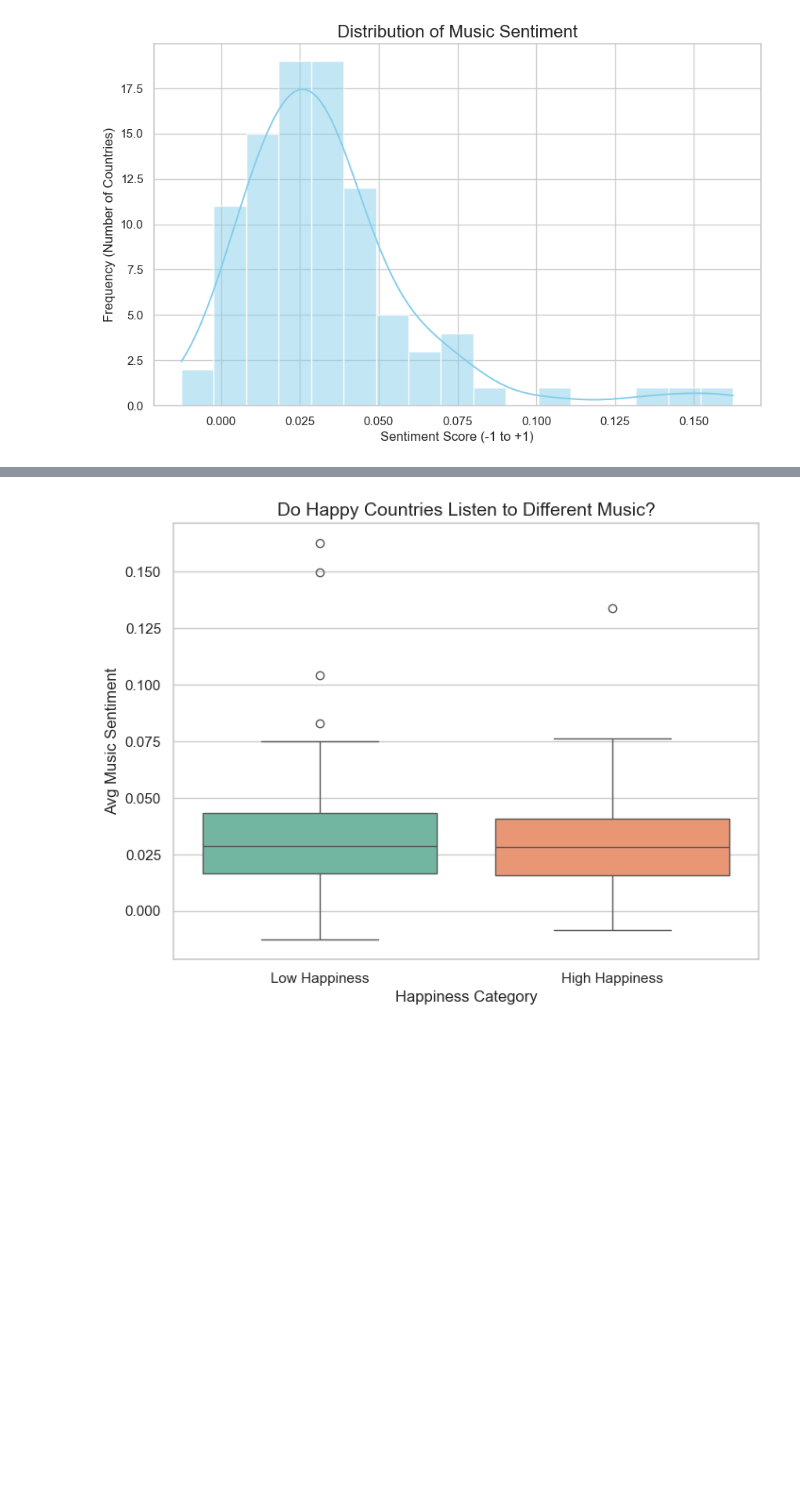
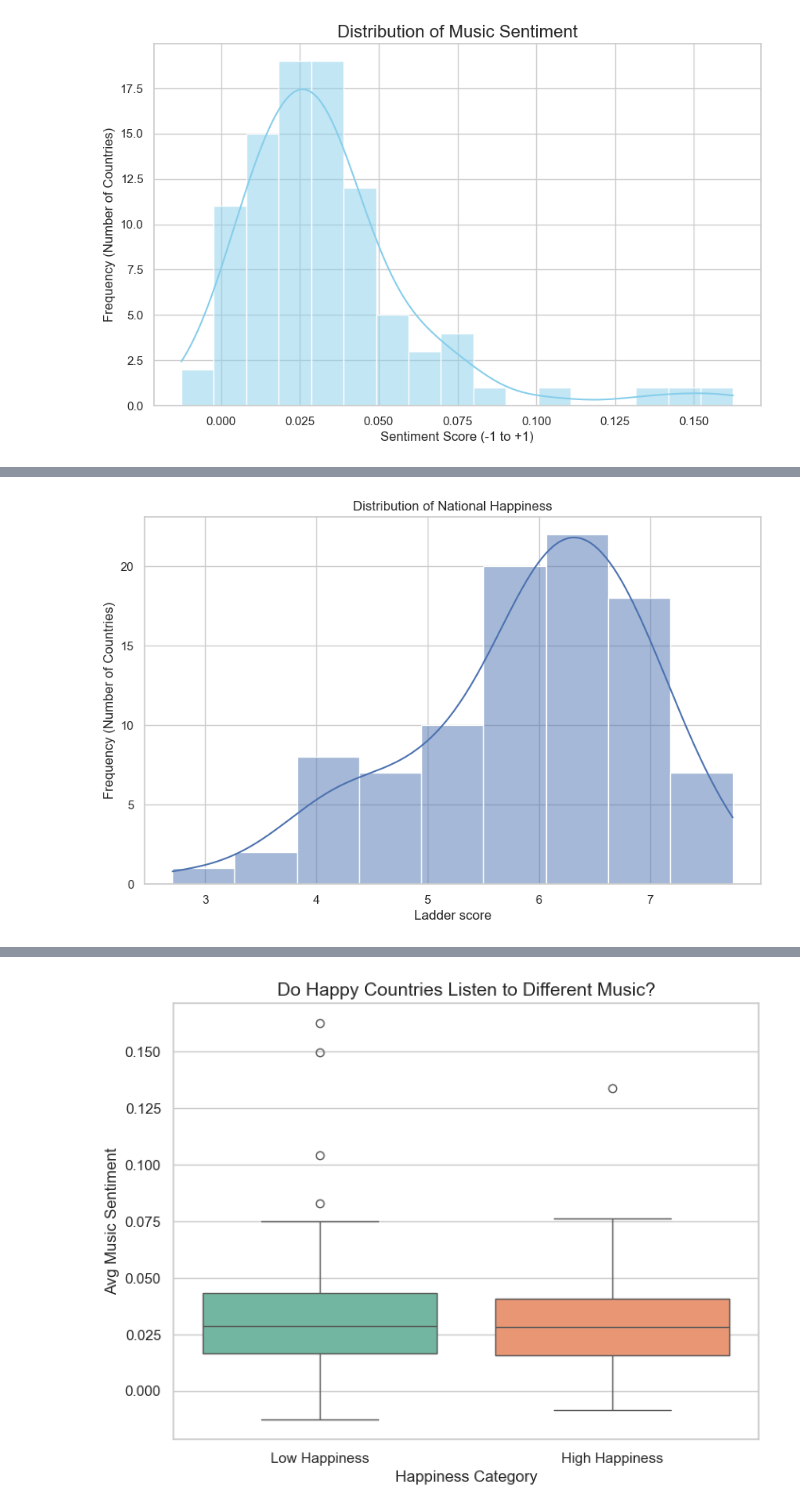
Before and after one commit to turkanahmetoglu/DSA210-Term-Project, a Jupyter notebook: EDA_Analysis.ipynb, the cells around one changed output, grey strips where cells are left out. Saved outputs shown, nothing was run; the diff lists cells and outputs as text; code cells hidden in the pictures; blank space fills up the shorter version.

```diff
--- a/EDA_Analysis.ipynb
+++ b/EDA_Analysis.ipynb
@@ -135,0 +181,9 @@ plt.show()
+# %%
+plt.figure(figsize=(10, 6))
+sns.histplot(final_df[happiness_col], kde=True)
+plt.title("Distribution of National Happiness")
+plt.xlabel(happiness_col)
+plt.ylabel("Frequency (Number of Countries)")
+plt.show()
+# %% [output]
+[figure, added]
```
Also changed, not shown: parts of 26 cells of this notebook.
